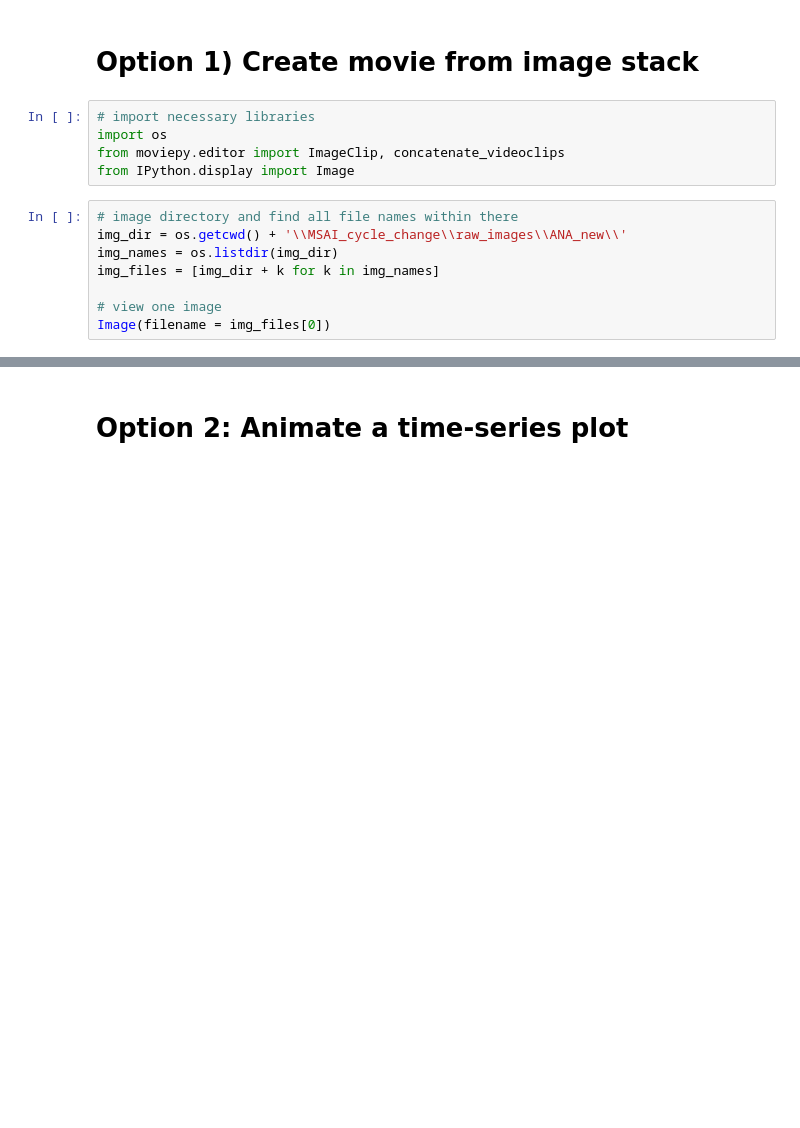
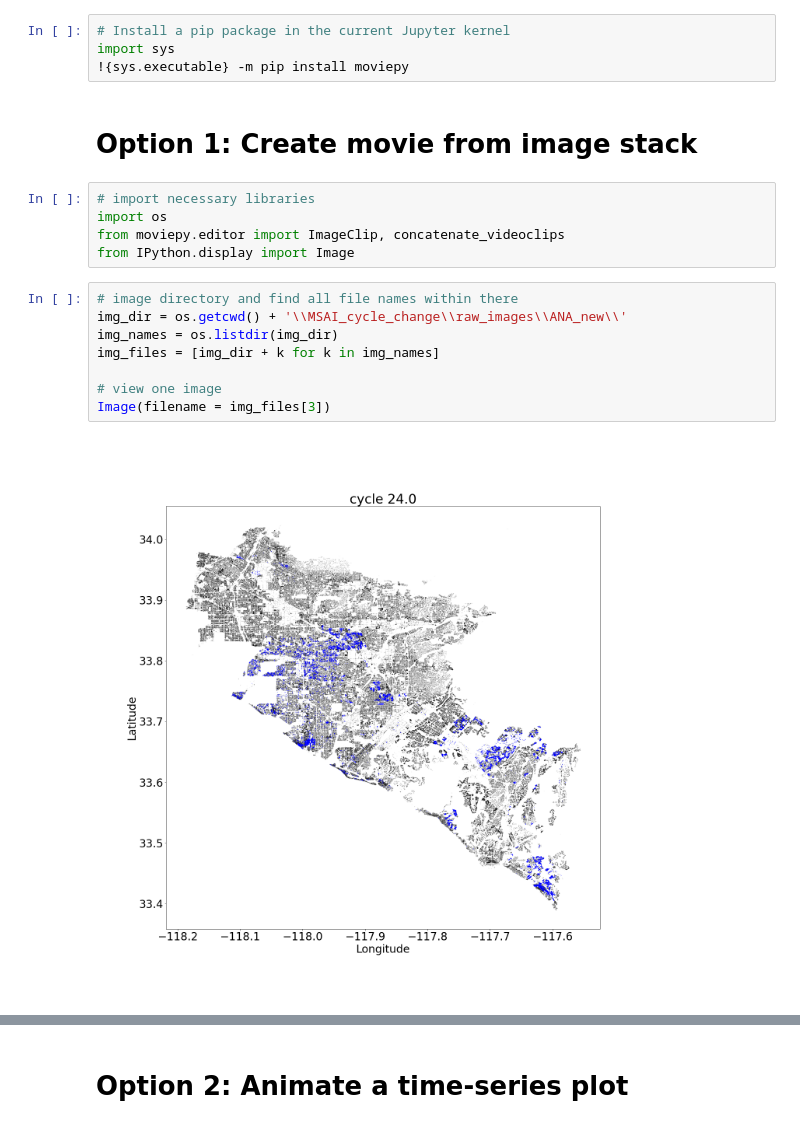
Before and after one commit to jacheung/bookshelf, a Jupyter notebook: MoviePy/moviepy_tutorial.ipynb, the cells around one changed output, grey strips where cells are left out. Cells and saved outputs as stored; diff of their text form; blank space fills up the shorter version.

```diff
--- a/MoviePy/moviepy_tutorial.ipynb
+++ b/MoviePy/moviepy_tutorial.ipynb
@@ -1,5 +1,9 @@
+# %%
+# Install a pip package in the current Jupyter kernel
+import sys
+!{sys.executable} -m pip install moviepy
 # %% [markdown]
-# Option 1) Create movie from image stack
+# Option 1: Create movie from image stack
 # %%
 # import necessary libraries
 import os
@@ -8,9 +12,11 @@ from IPython.display import Image
 # %%
 # image directory and find all file names within there
 img_dir = os.getcwd() + '\\MSAI_cycle_change\\raw_images\\ANA_new\\'
 img_names = os.listdir(img_dir)
 img_files = [img_dir + k for k in img_names]
 
 # view one image
-Image(filename = img_files[0])
+Image(filename = img_files[3])
+# %% [output]
+[figure, added]
 # %%
```
Also changed, not shown: parts of 5 cells of this notebook, 20 other files.
